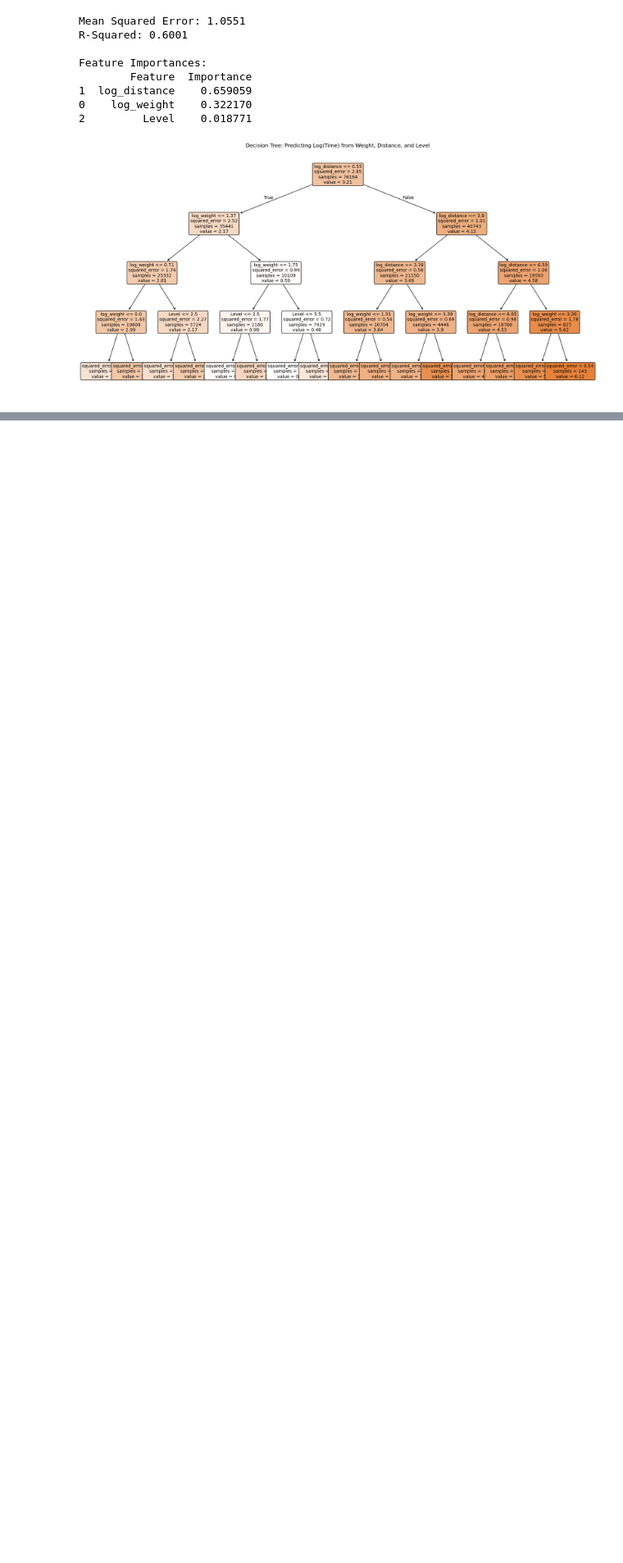
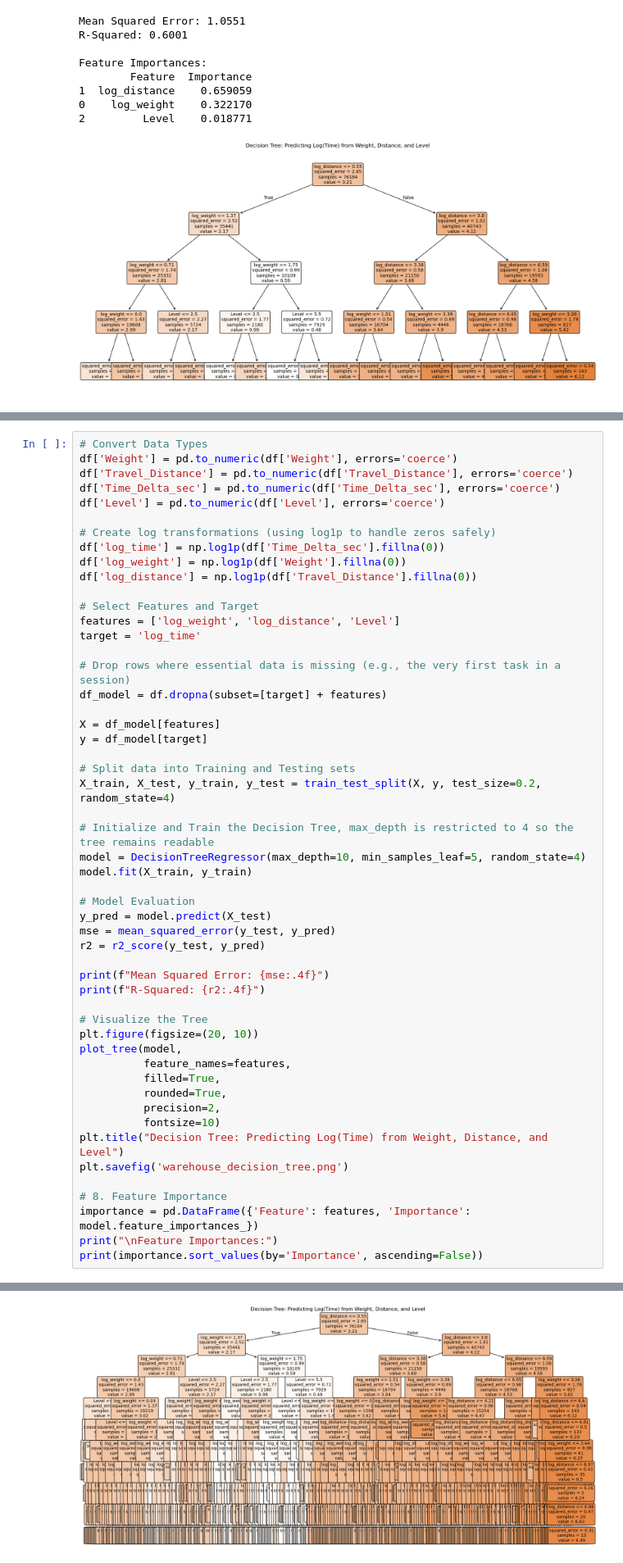
Before and after one commit to JiashenWangg/Lucas_Systems_Capstone_Project, a Jupyter notebook: OE_decision_tree.ipynb, the cells around one changed output, grey strips where cells are left out. Shown at 82% size. Saved outputs shown, nothing was run; the diff lists cells and outputs as text; blank space fills up the shorter version.

Commit message:
ran second decision tree

```diff
--- a/OE_decision_tree.ipynb
+++ b/OE_decision_tree.ipynb
@@ -82,0 +96,53 @@ Feature Importances:
+# %%
+# Convert Data Types
+df['Weight'] = pd.to_numeric(df['Weight'], errors='coerce')
+df['Travel_Distance'] = pd.to_numeric(df['Travel_Distance'], errors='coerce')
+df['Time_Delta_sec'] = pd.to_numeric(df['Time_Delta_sec'], errors='coerce')
+df['Level'] = pd.to_numeric(df['Level'], errors='coerce')
+
+# Create log transformations (using log1p to handle zeros safely)
+df['log_time'] = np.log1p(df['Time_Delta_sec'].fillna(0))
+df['log_weight'] = np.log1p(df['Weight'].fillna(0))
+df['log_distance'] = np.log1p(df['Travel_Distance'].fillna(0))
+
+# Select Features and Target
+features = ['log_weight', 'log_distance', 'Level']
+target = 'log_time'
+
+# Drop rows where essential data is missing (e.g., the very first task in a session)
+df_model = df.dropna(subset=[target] + features)
+
+X = df_model[features]
+y = df_model[target]
+
+# Split data into Training and Testing sets
+X_train, X_test, y_train, y_test = train_test_split(X, y, test_size=0.2, random_state=4)
+
+# Initialize and Train the Decision Tree, max_depth is restricted to 4 so the tree remains readable
+model = DecisionTreeRegressor(max_depth=10, min_samples_leaf=5, random_state=4)
+model.fit(X_train, y_train)
+
+# Model Evaluation
+y_pred = model.predict(X_test)
+mse = mean_squared_error(y_test, y_pred)
+r2 = r2_score(y_test, y_pred)
+
+print(f"Mean Squared Error: {mse:.4f}")
+print(f"R-Squared: {r2:.4f}")
+
+# Visualize the Tree
+plt.figure(figsize=(20, 10))
+plot_tree(model,
+          feature_names=features,
+          filled=True,
+          rounded=True,
+          precision=2,
+          fontsize=10)
+plt.title("Decision Tree: Predicting Log(Time) from Weight, Distance, and Level")
+plt.savefig('warehouse_decision_tree.png')
+
+# 8. Feature Importance
+importance = pd.DataFrame({'Feature': features, 'Importance': model.feature_importances_})
+print("\nFeature Importances:")
+print(importance.sort_values(by='Importance', ascending=False))
+# %% [output]
@@ -82,0 +157 @@ Feature Importances:
+[figure, added]
```
Also changed, not shown: parts of 3 cells of this notebook.
